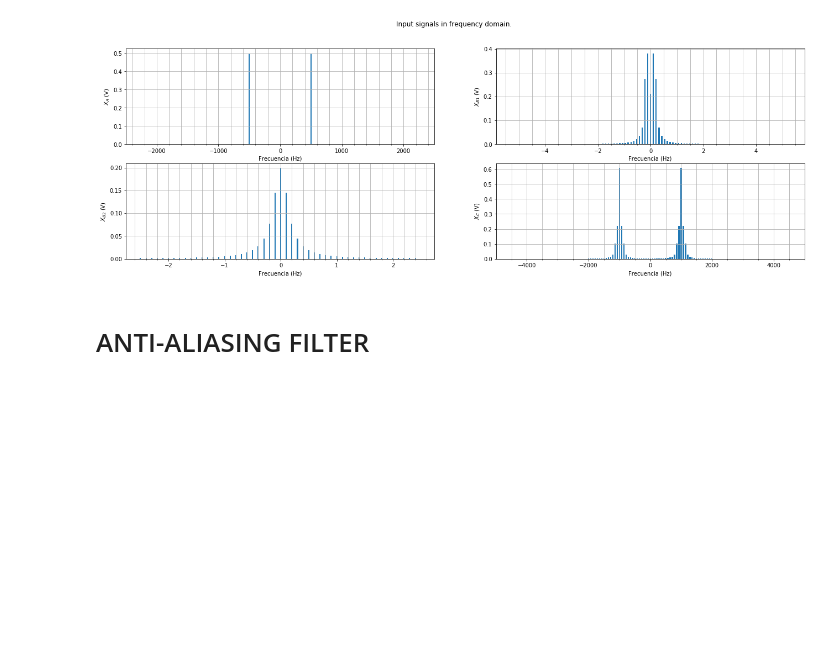
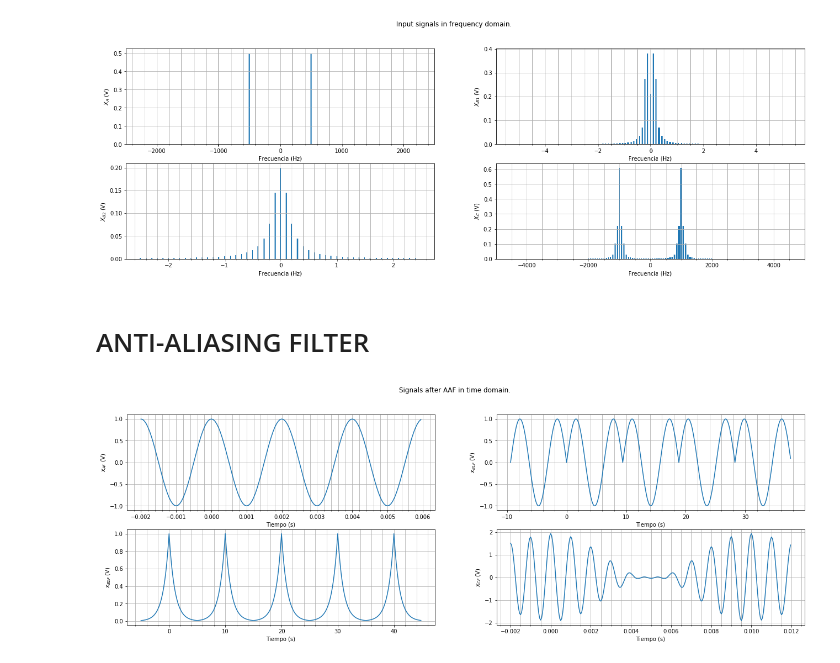
Before and after one commit to grupo-1-ASSD-E2/ASSD-TP1, a Jupyter notebook: Resources/math_analysis/math_analysis.ipynb, the cells around one changed output. Drawn from its saved outputs; the diff is of its cells as text; code cells hidden in the pictures; blank space fills up the shorter version.

```diff
--- a/Resources/math_analysis/math_analysis.ipynb
+++ b/Resources/math_analysis/math_analysis.ipynb
@@ -133,3 +133,53 @@ fig.show()
 [figure]
 # %% [markdown]
 # ANTI-ALIASING FILTER
+# %%
+def apply_aaf(input_time, input_signal_in_time, input_freq, input_signal_in_frequency):
+    f_aaf = 1.2e3
+    tau = 2 * f_aaf
+
+    aaf_pulse = [0] * int(len(input_signal_in_frequency))
+    for i in range(len(input_freq)):
+        if np.abs(input_freq[i]) < (tau / 2):
+            aaf_pulse[i] = 1
+
+    res_freq = np.multiply(input_signal_in_frequency, aaf_pulse)
+    res_time = np.fft.ifft(res_freq)
+
+    return (res_time, res_freq)
+# %%
+x_A_filtered, X_A_filtered = apply_aaf(t_A, x_A, f_A, X_A)
+x_B1_filtered, X_B1_filtered = apply_aaf(t_B1, x_B1, f_B1, X_B1)
+x_B2_filtered, X_B2_filtered = apply_aaf(t_B2, x_B2, f_B2, X_B2)
+x_C_filtered, X_C_filtered = apply_aaf(t_C, x_C, f_C, X_C)
+# %%
+fig, ((ax1, ax2), (ax3, ax4)) = plt.subplots(2, 2, figsize=(22, 7))
+fig.suptitle('Signals after AAF in time domain.')
+
+ax1.plot(t_A, x_A_filtered)
+ax1.xaxis.set_minor_locator(AutoMinorLocator())
+ax1.grid(True, which='both')
+ax1.set_xlabel('Tiempo (s)')
+ax1.set_ylabel('$ x_{AF} $ (V)')
+
+ax2.plot(t_B1, x_B1_filtered)
+ax2.xaxis.set_minor_locator(AutoMinorLocator())
+ax2.grid(True, which='both')
+ax2.set_xlabel('Tiempo (s)')
+ax2.set_ylabel('$ x_{B1F} $ (V)')
+
+ax3.plot(t_B2, x_B2_filtered)
+ax3.xaxis.set_minor_locator(AutoMinorLocator())
+ax3.grid(True, which='both')
+ax3.set_xlabel('Tiempo (s)')
+ax3.set_ylabel('$ x_{B2F} $ (V)')
+
+ax4.plot(t_C, x_C_filtered)
+ax4.xaxis.set_minor_locator(AutoMinorLocator())
+ax4.grid(True, which='both')
+ax4.set_xlabel('Tiempo (s)')
+ax4.set_ylabel('$ x_{CF} $ (V)')
+
+fig.show()
+# %% [output]
+[figure, added]
```
Also changed, not shown: parts of 1 cell of this notebook.
